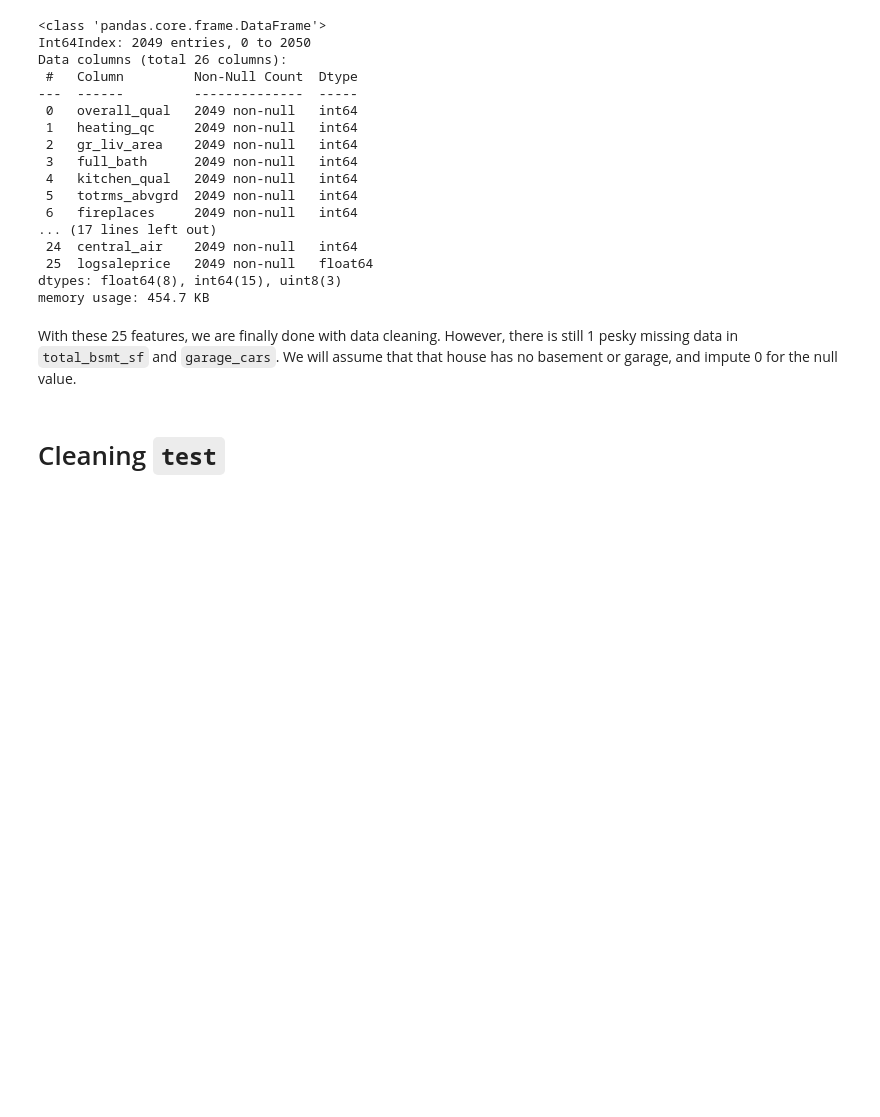
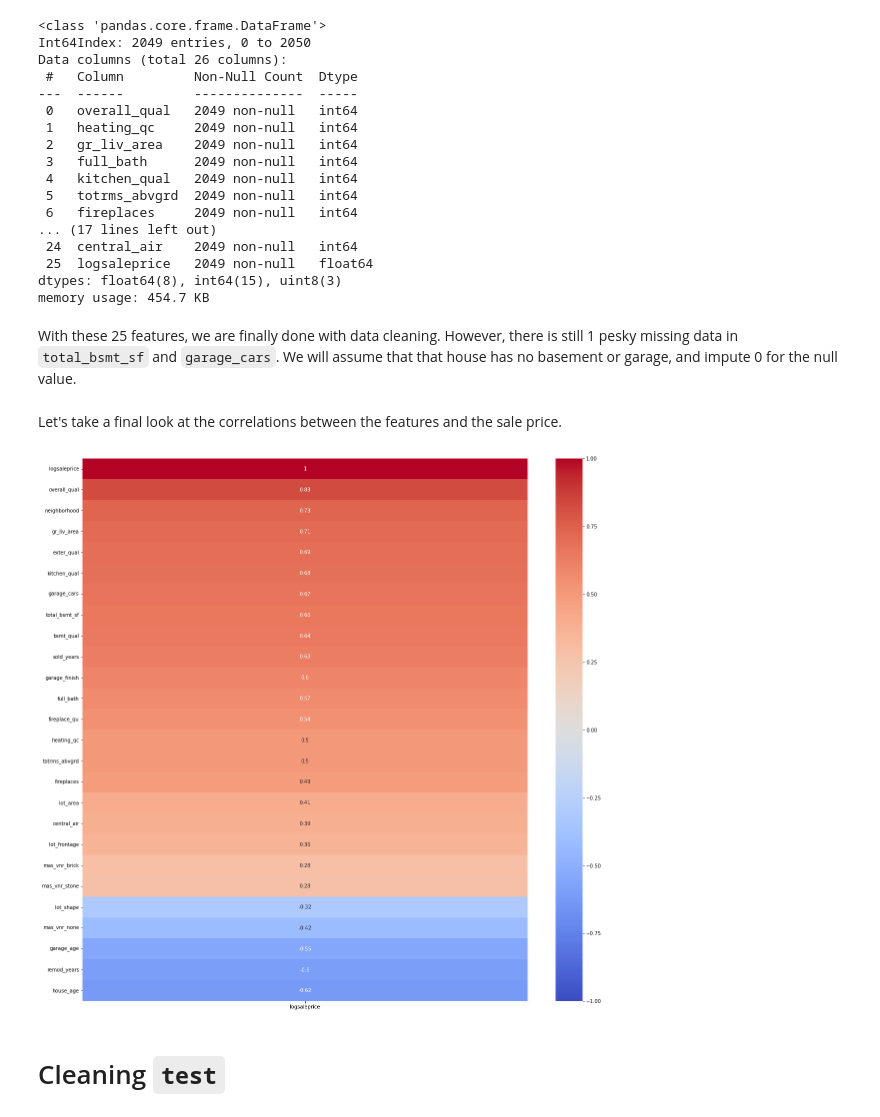
Before and after one commit to pappymu/GA-Projects, a Jupyter notebook: project_2/1_Cleaning_Feature_Engineering.ipynb, the cells around one changed output. Cells and saved outputs as stored; diff of their text form; code cells hidden in the pictures; blank space fills up the shorter version.

Commit message:
proj 2 edited gridsearchcv, added final heatmap

```diff
--- a/project_2/1_Cleaning_Feature_Engineering.ipynb
+++ b/project_2/1_Cleaning_Feature_Engineering.ipynb
@@ -2791,6 +2791,15 @@ With these 25 features, we are finally done with data cleaning. However, there i
 # %%
 train["total_bsmt_sf"].fillna(0, inplace=True)
 train["garage_cars"].fillna(0, inplace=True)
+# %% [markdown]
+Let's take a final look at the correlations between the features and the sale price.
+# %%
+plt.figure(figsize = (20, 20))
+sns.heatmap(train[final_cols].corr()[['logsaleprice']].sort_values('logsaleprice', ascending = False),
+            annot=True, cmap ='coolwarm',
+            vmin=-1, vmax=1);
+# %% [output]
+[figure, added]
 # %% [markdown]
 # Cleaning `test`
 # %%
```
Also changed, not shown: parts of 2 cells of this notebook, 1 other file.
